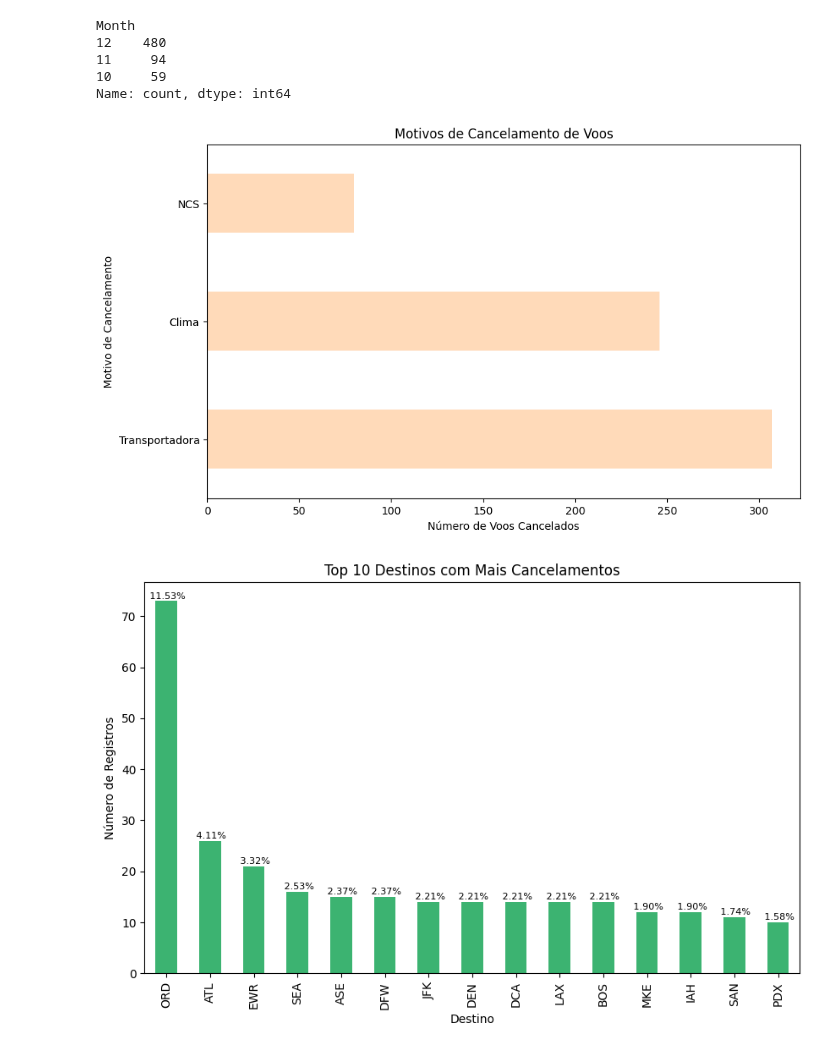
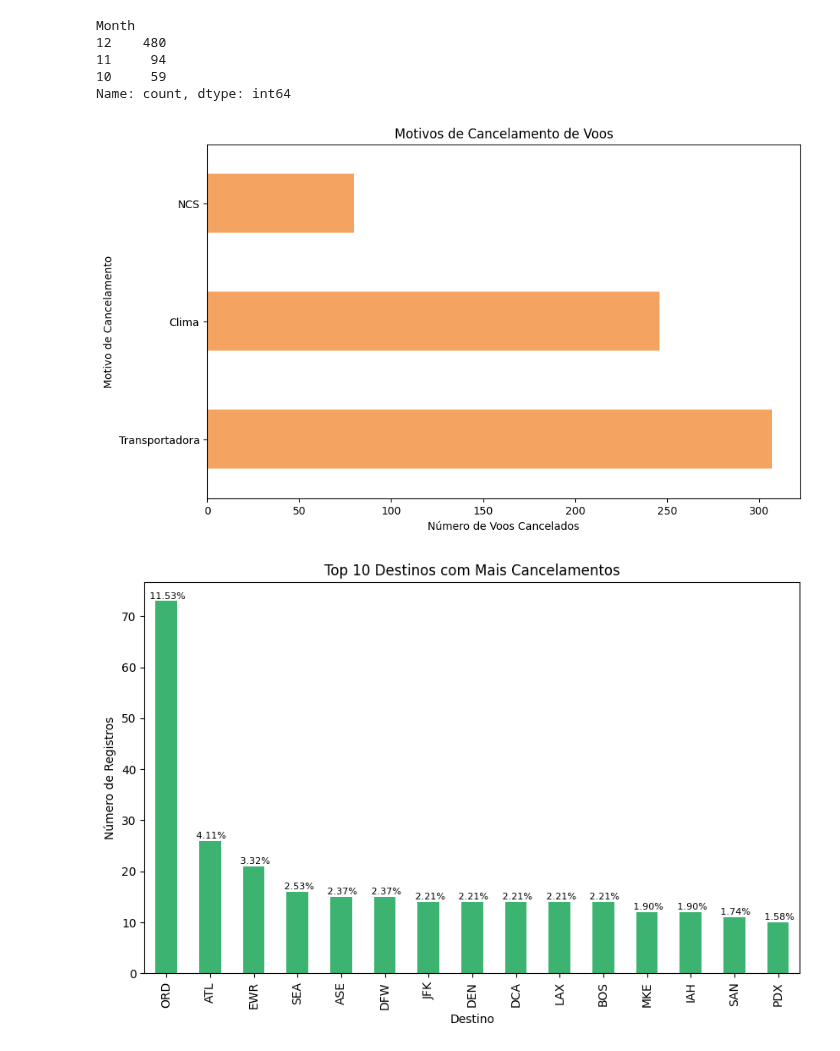
Before and after one commit to AdrielyZBoller/Projeto_Mod05_Ada_VemSerTech, a Jupyter notebook: analise_cancelados.ipynb, the cells around one changed output. Drawn from its saved outputs; the diff is of its cells as text; code cells hidden in the pictures.

```diff
--- a/analise_cancelados.ipynb
+++ b/analise_cancelados.ipynb
@@ -101,22 +100,21 @@ Month
 Name: count, dtype: int64
 # %%
 # gráfico para analisar qual o maior motivo para cancelamento de voo
-#voos_cancelados = df[df['Cancelled']==1]
 legend_labels = {'A': 'Transportadora', 'B': 'Clima', 'C': 'NCS'}
 
 # Criar gráfico de barras horizontais
 plt.figure(figsize=(10, 6))
-ax = voos_cancelados['CancellationCode'].value_counts().plot(kind='barh', color='PeachPuff')
+ax = voos_cancelados['CancellationCode'].value_counts().plot(kind='barh', color='sandybrown')
 
 # Adicionar etiquetas e título
 ax.set_yticklabels([legend_labels[label] for label in voos_cancelados['CancellationCode'].unique()])
 plt.xlabel('Número de Voos Cancelados')
 plt.ylabel('Motivo de Cancelamento')
 plt.title('Motivos de Cancelamento de Voos')
 
 plt.show()
 # %% [output]
-[figure, old version]
+[figure, new version]
 # %%
 # Configurações do gráfico
 plt.figure(figsize=(10, 6))
```
Also changed, not shown: parts of 2 cells of this notebook.
